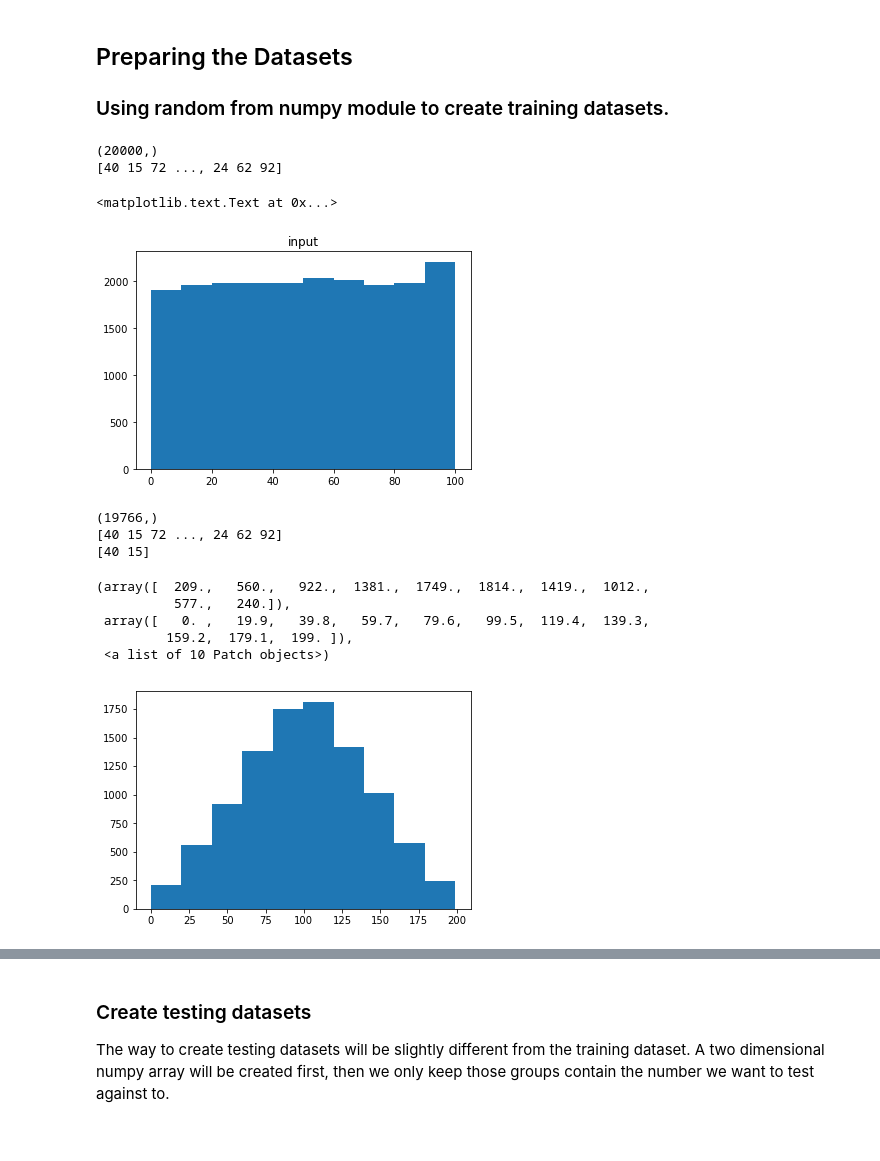
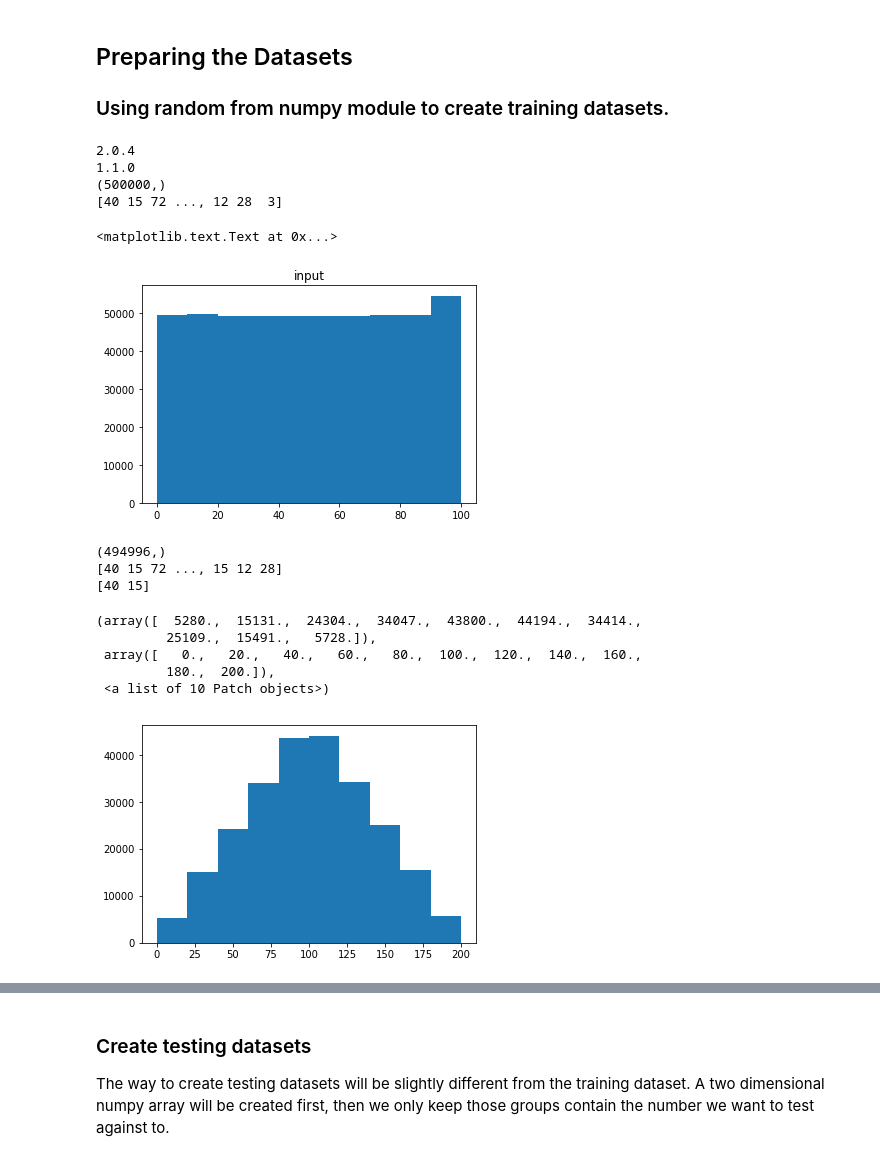
Before and after one commit to lxwvictor/adding2numbers, a Jupyter notebook: adding2numbers.ipynb, the cells around one changed output, grey strips where cells are left out. Saved outputs shown, nothing was run; the diff lists cells and outputs as text; code cells hidden in the pictures.

```diff
--- a/adding2numbers.ipynb
+++ b/adding2numbers.ipynb
@@ -14,24 +14,31 @@ Certain other notes and considerations:
 # %%
 import numpy as np
 %matplotlib inline
 import matplotlib.pyplot as plt
+import keras
+import tensorflow as tf
+
+print(keras.__version__)
+print(tf.__version__)
 
 # Generate 20000 groups of numbers, value from 0 to 101(exclusive)
 np.random.seed(2)
-input = np.random.randint(0, 101, size=20000)
+input = np.random.randint(0, 101, size=500000)
 
 # Verify the dimension of the dataset
 print(input.shape)
 print(input)
 
 # Plot the numbers by visually inspecting it's evenly distributed
 plt.hist(input)
 plt.title("input")
 # %% [output]
-(20000,)
-[40 15 72 ..., 24 62 92]
+2.0.4
+1.1.0
+(500000,)
+[40 15 72 ..., 12 28  3]
 <matplotlib.text.Text at 0x...>
-[figure, old version]
+[figure, new version]
 # %%
 # Remove the numbers that we want the network to perform the prediction
 remove_num = [50]
@@ -54,15 +61,15 @@ print(input_train[0])
 output_train = np.sum(input_train, axis=1)
 plt.hist(output_train)
 # %% [output]
-(19766,)
-[40 15 72 ..., 24 62 92]
+(494996,)
+[40 15 72 ..., 15 12 28]
 [40 15]
-(array([  209.,   560.,   922.,  1381.,  1749.,  1814.,  1419.,  1012.,
-          577.,   240.]),
- array([   0. ,   19.9,   39.8,   59.7,   79.6,   99.5,  119.4,  139.3,
-         159.2,  179.1,  199. ]),
+(array([  5280.,  15131.,  24304.,  34047.,  43800.,  44194.,  34414.,
+         25109.,  15491.,   5728.]),
+ array([   0.,   20.,   40.,   60.,   80.,  100.,  120.,  140.,  160.,
+         180.,  200.]),
  <a list of 10 Patch objects>)
-[figure, old version]
+[figure, new version]
 # %%
 # One-hot encode the training output, there are 201 possible values of output
 import keras
```
Also changed, not shown: parts of 9 cells of this notebook, 1 other file.
